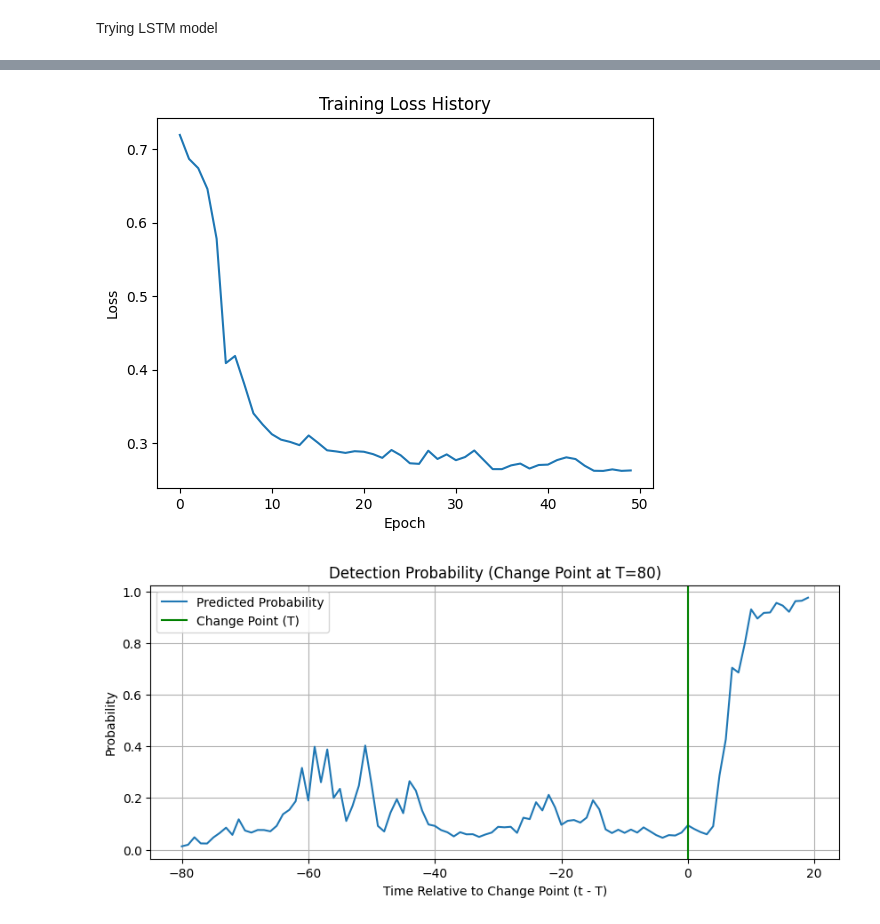
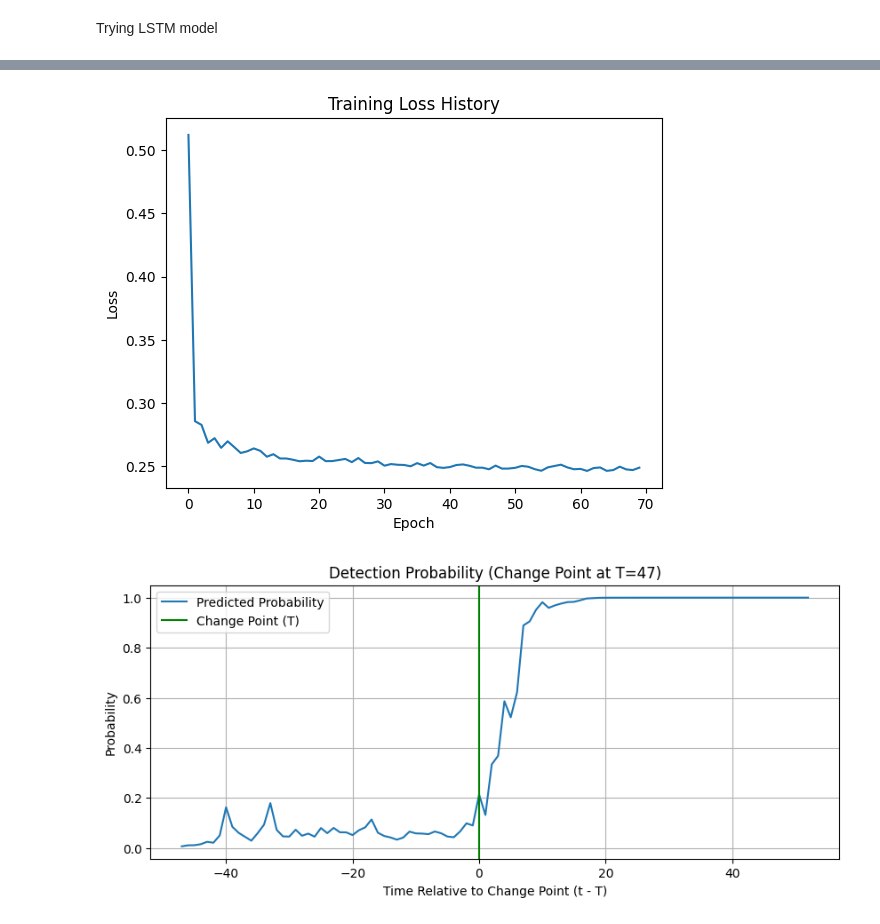
Before and after one commit to yashc73080/CS462-Deep-Learning, a Jupyter notebook: HW3/sequences.ipynb, the cells around one changed output, grey strips where cells are left out. Cells and saved outputs as stored; diff of their text form; code cells hidden in the pictures.

```diff
--- a/HW3/sequences.ipynb
+++ b/HW3/sequences.ipynb
@@ -72,7 +72,7 @@ class ChangePointDataset(Dataset):
 # %% [markdown]
 Get dataset
 # %%
-dataset = ChangePointDataset(1000, device=device)
+dataset = ChangePointDataset(15000, device=device)
 dataloader = DataLoader(dataset, batch_size=128, shuffle=True)
 # %% [markdown]
 RNN and LSTM models
@@ -100,8 +100,8 @@ class LSTMModel(nn.Module):
     def __init__(self, input_size=10, hidden_size=20, output_size=1, num_layers=1, device='cpu'):
         super(LSTMModel, self).__init__()
 
-        self.lstm = nn.LSTM(input_size, hidden_size, num_layers=num_layers, bias=True,
-                          dropout=0, bidirectional=False, batch_first=True)
+        self.lstm = nn.LSTM(input_size, hidden_size, num_layers=num_layers,
+                            bias=True, dropout=0.3, batch_first=True)
 
         self.layer_norm = nn.LayerNorm(hidden_size)
 
@@ -250,6 +250,6 @@ plot_probabilities(probabilities, T)
 # %% [markdown]
 Trying LSTM model
 # %%
-lstm = LSTMModel(input_size=10, hidden_size=128, output_size=1, num_layers=2, device=device)
-lstm, lstm_loss_history = train_model(lstm, dataloader, num_epochs=50, lr=0.001, plot=True)
+lstm = LSTMModel(input_size=10, hidden_size=256, output_size=1, num_layers=2, device=device)
+lstm, lstm_loss_history = train_model(lstm, dataloader, num_epochs=70, lr=0.001, plot=True)
 # %% [output]
@@ -267,10 +271,10 @@ Epoch 50/50, Loss: 0.2628
-[figure, old version]
+[figure, new version]
 # %%
 seq, label, T = dataloader.dataset[0]
 probabilities = get_probabilities(lstm, seq)
 plot_probabilities(probabilities, T)
 # %% [output]
-[figure, old version]
+[figure, new version]
 # %%
 evaluate_and_plot_aggregate(lstm, dataloader, device)
 # %% [output]
```
Also changed, not shown: parts of 2 cells of this notebook.
